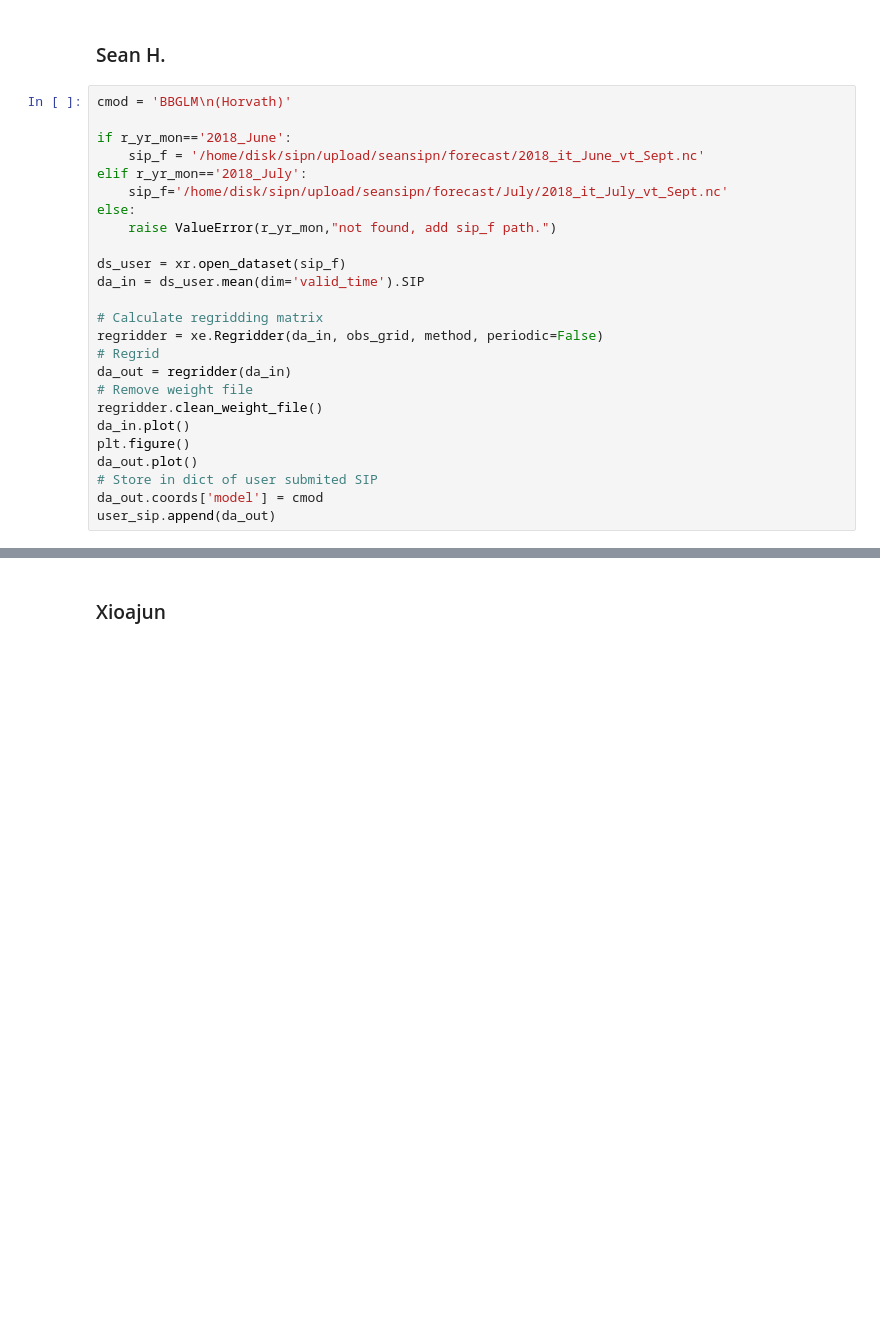
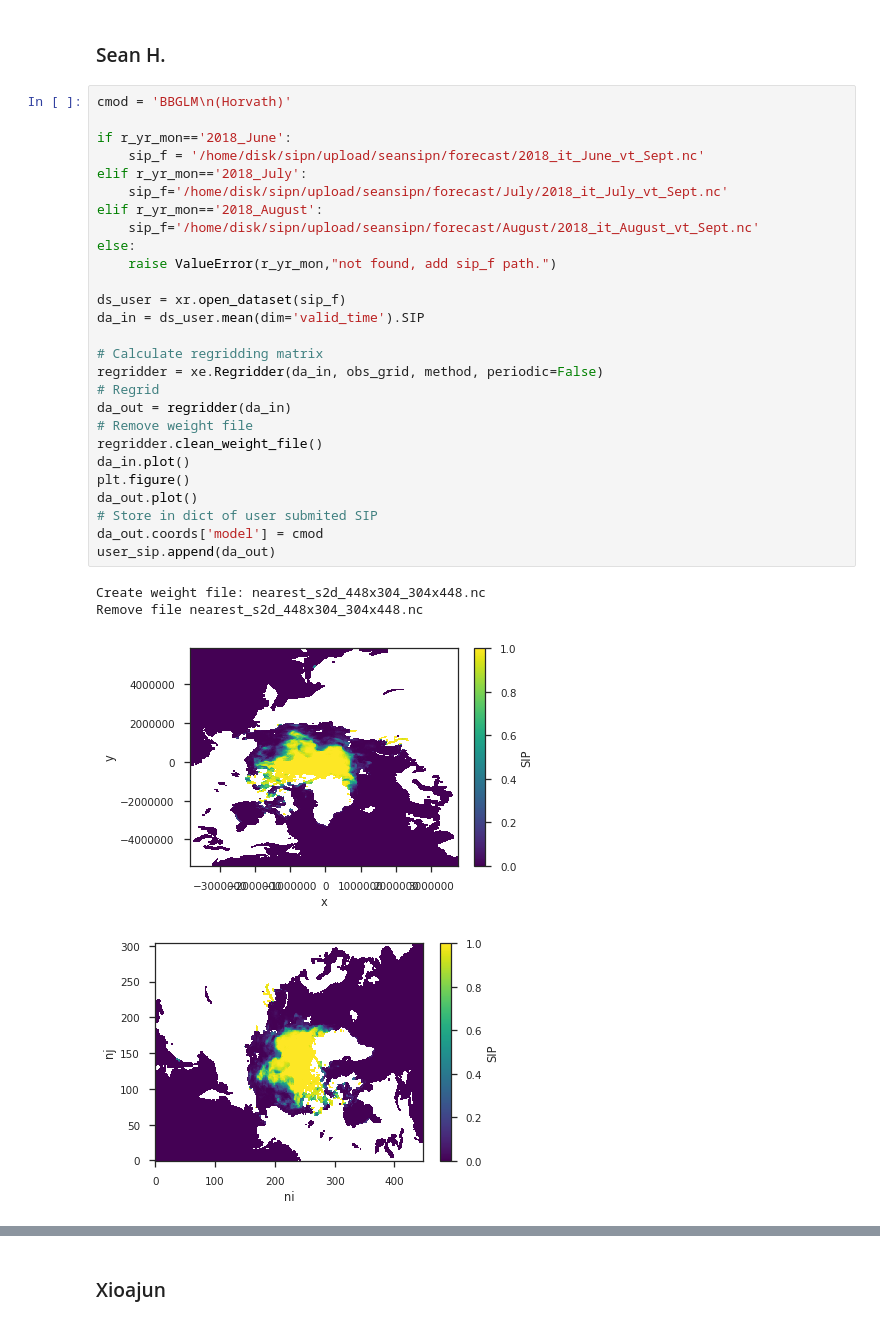
Before and after one commit to NicWayand/ESIO, a Jupyter notebook: notebooks/plot_sept_sip.ipynb, the cells around one changed output, grey strips where cells are left out. Saved outputs shown, nothing was run; the diff lists cells and outputs as text; blank space fills up the shorter version.

```diff
--- a/notebooks/plot_sept_sip.ipynb
+++ b/notebooks/plot_sept_sip.ipynb
@@ -219,27 +255,34 @@ user_sip.append(da_out)
 # %%
 cmod = 'BBGLM\n(Horvath)'
 
 if r_yr_mon=='2018_June':
     sip_f = '/home/disk/sipn/upload/seansipn/forecast/2018_it_June_vt_Sept.nc'
 elif r_yr_mon=='2018_July':
     sip_f='/home/disk/sipn/upload/seansipn/forecast/July/2018_it_July_vt_Sept.nc'
+elif r_yr_mon=='2018_August':
+    sip_f='/home/disk/sipn/upload/seansipn/forecast/August/2018_it_August_vt_Sept.nc'
 else:
     raise ValueError(r_yr_mon,"not found, add sip_f path.")
 
 ds_user = xr.open_dataset(sip_f)
 da_in = ds_user.mean(dim='valid_time').SIP
 
 # Calculate regridding matrix
 regridder = xe.Regridder(da_in, obs_grid, method, periodic=False)
 # Regrid
 da_out = regridder(da_in)
 # Remove weight file
 regridder.clean_weight_file()
 da_in.plot()
 plt.figure()
 da_out.plot()
 # Store in dict of user submited SIP
 da_out.coords['model'] = cmod
 user_sip.append(da_out)
+# %% [output]
+Create weight file: nearest_s2d_448x304_304x448.nc
+Remove file nearest_s2d_448x304_304x448.nc
+[figure, added]
+[figure, added]
 # %%
 da_in
```
Also changed, not shown: parts of 11 cells of this notebook, 20 other files.
